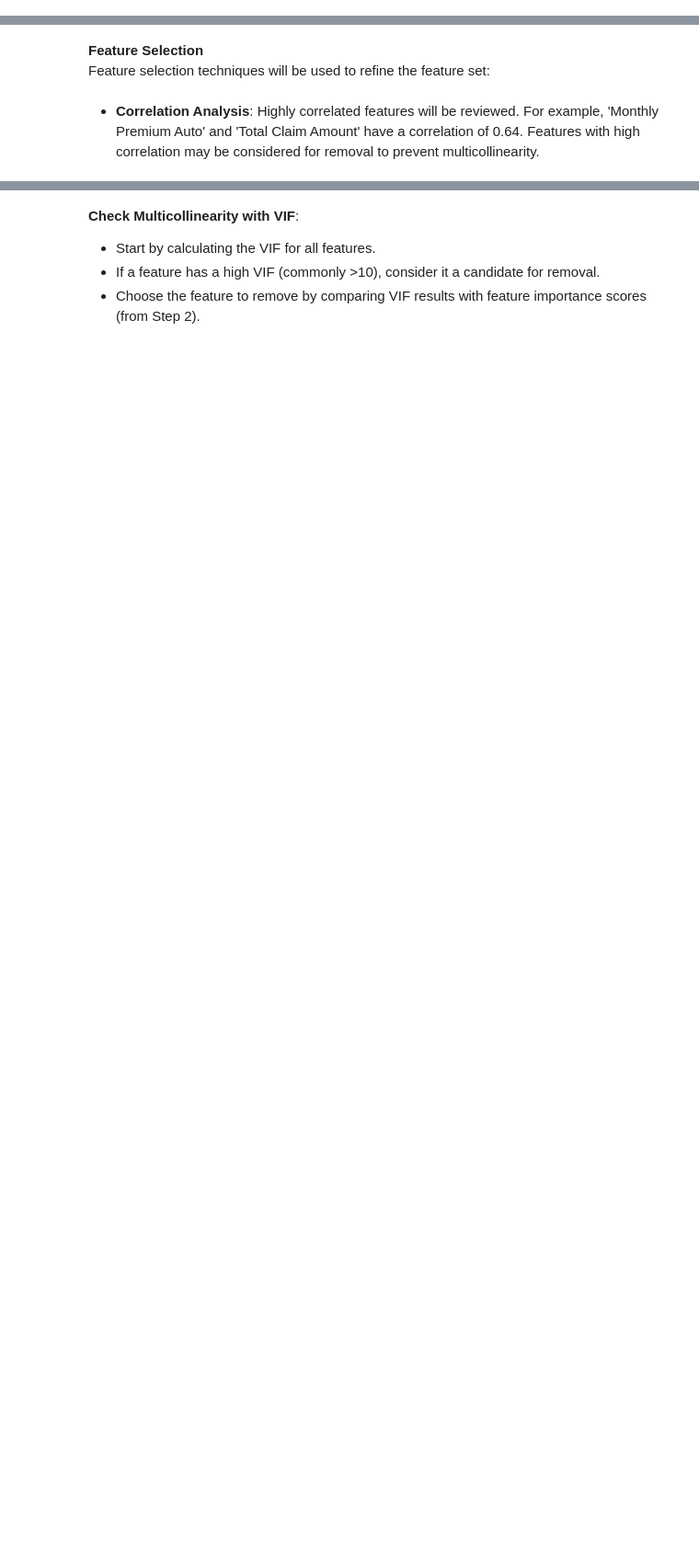
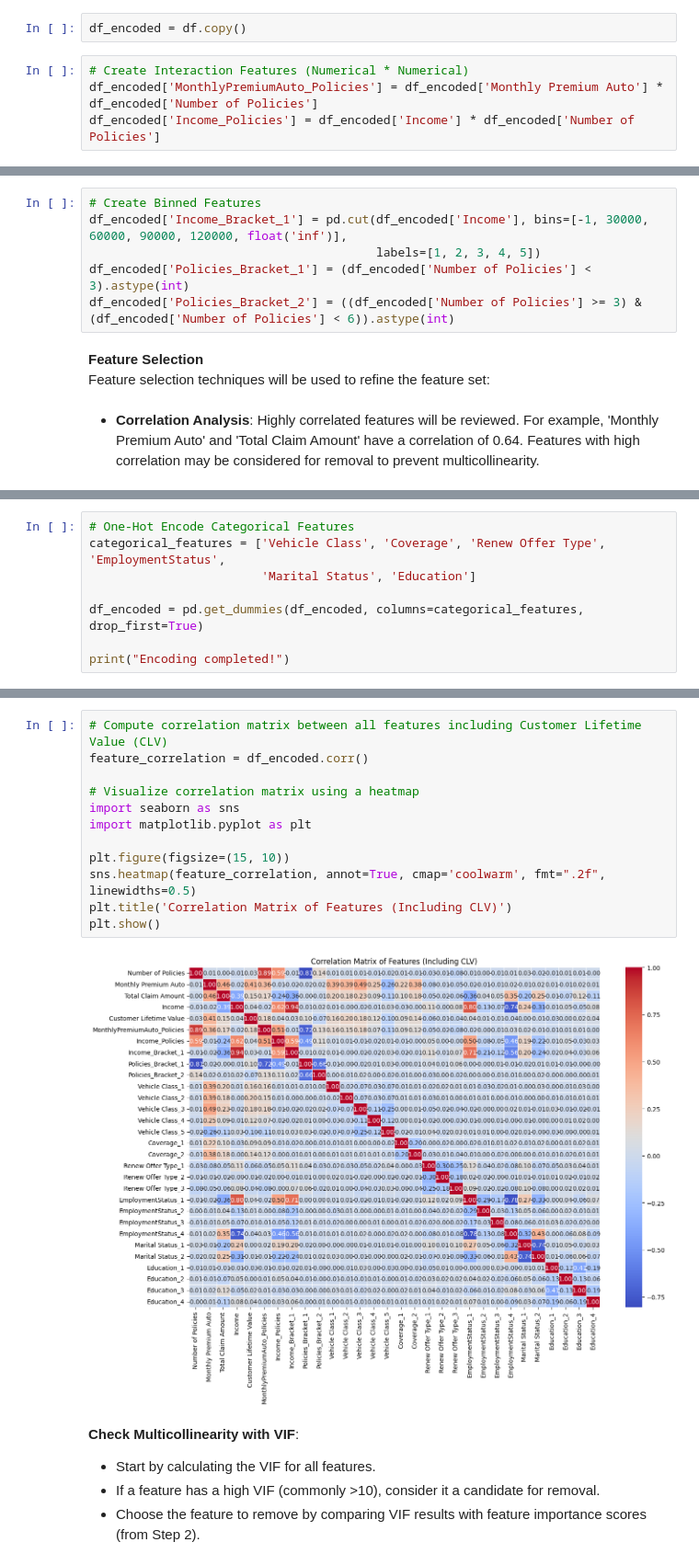
Before and after one commit to garnetezra/Capstone3, a Jupyter notebook: Module 3 & 4.ipynb, the cells around one changed output, grey strips where cells are left out. Shown at 92% size. Cells and saved outputs as stored; diff of their text form; blank space fills up the shorter version.

```diff
--- a/Module 3 & 4.ipynb
+++ b/Module 3 & 4.ipynb
@@ -631,0 +488,6 @@ KeyError: 'Income_Binned'
+# %%
+df_encoded = df.copy()
+# %%
+# Create Interaction Features (Numerical * Numerical)
+df_encoded['MonthlyPremiumAuto_Policies'] = df_encoded['Monthly Premium Auto'] * df_encoded['Number of Policies']
+df_encoded['Income_Policies'] = df_encoded['Income'] * df_encoded['Number of Policies']
@@ -632,3 +500,9 @@ KeyError: 'Income_Binned'
+# %%
+# Create Binned Features
+df_encoded['Income_Bracket_1'] = pd.cut(df_encoded['Income'], bins=[-1, 30000, 60000, 90000, 120000, float('inf')],
+                                        labels=[1, 2, 3, 4, 5])
+df_encoded['Policies_Bracket_1'] = (df_encoded['Number of Policies'] < 3).astype(int)
+df_encoded['Policies_Bracket_2'] = ((df_encoded['Number of Policies'] >= 3) & (df_encoded['Number of Policies'] < 6)).astype(int)
 # %% [markdown]
 **Feature Selection**
    Feature selection techniques will be used to refine the feature set:
@@ -690,0 +520,8 @@ Income_Policies_Interaction                      1.000000
+# %%
+# One-Hot Encode Categorical Features
+categorical_features = ['Vehicle Class', 'Coverage', 'Renew Offer Type', 'EmploymentStatus',
+                        'Marital Status', 'Education']
+
+df_encoded = pd.get_dummies(df_encoded, columns=categorical_features, drop_first=True)
+
+print("Encoding completed!")
@@ -691,3 +574,17 @@ Income_Policies_Interaction                      1.000000
+# %%
+# Compute correlation matrix between all features including Customer Lifetime Value (CLV)
+feature_correlation = df_encoded.corr()
+
+# Visualize correlation matrix using a heatmap
+import seaborn as sns
+import matplotlib.pyplot as plt
+
+plt.figure(figsize=(15, 10))
+sns.heatmap(feature_correlation, annot=True, cmap='coolwarm', fmt=".2f", linewidths=0.5)
+plt.title('Correlation Matrix of Features (Including CLV)')
+plt.show()
+# %% [output]
+[figure, added]
 # %% [markdown]
 **Check Multicollinearity with VIF**:
    - Start by calculating the VIF for all features.
```
Also changed, not shown: parts of 72 cells of this notebook.
